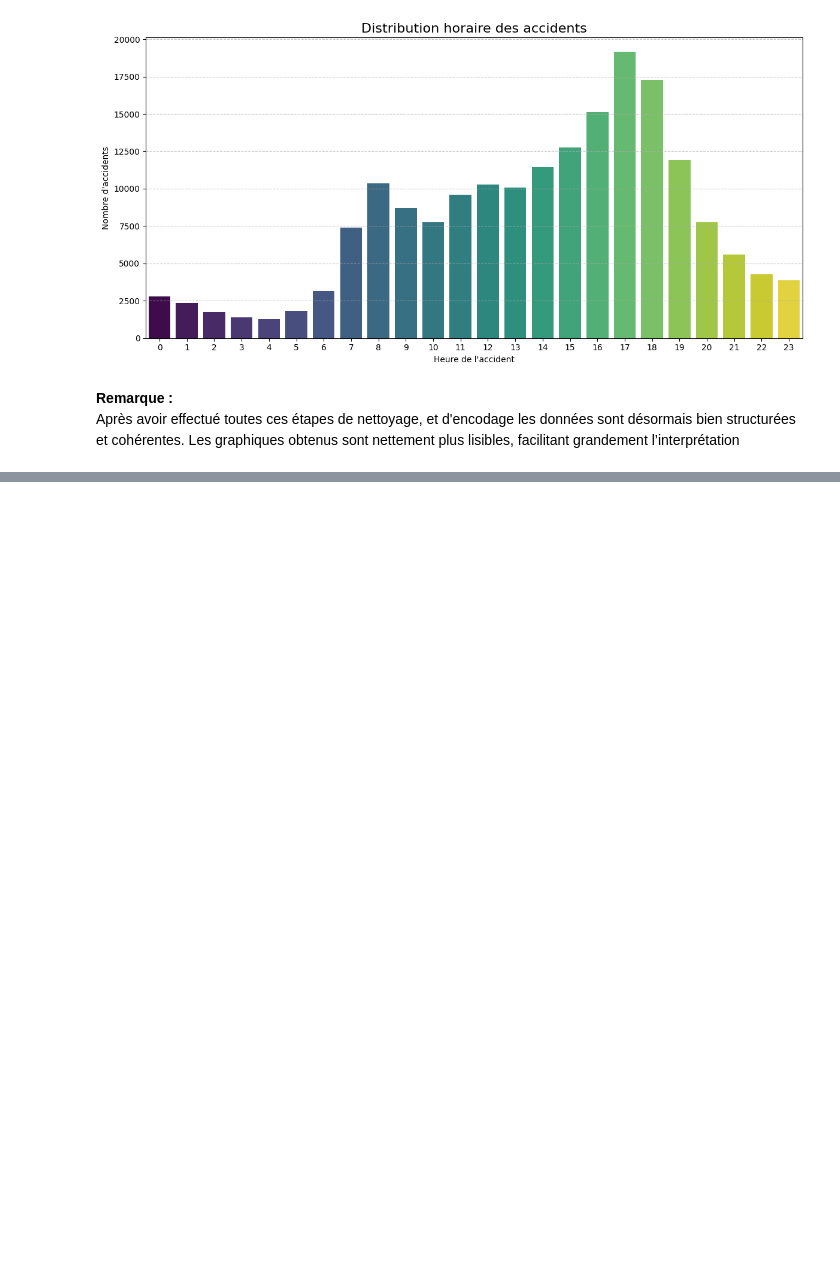
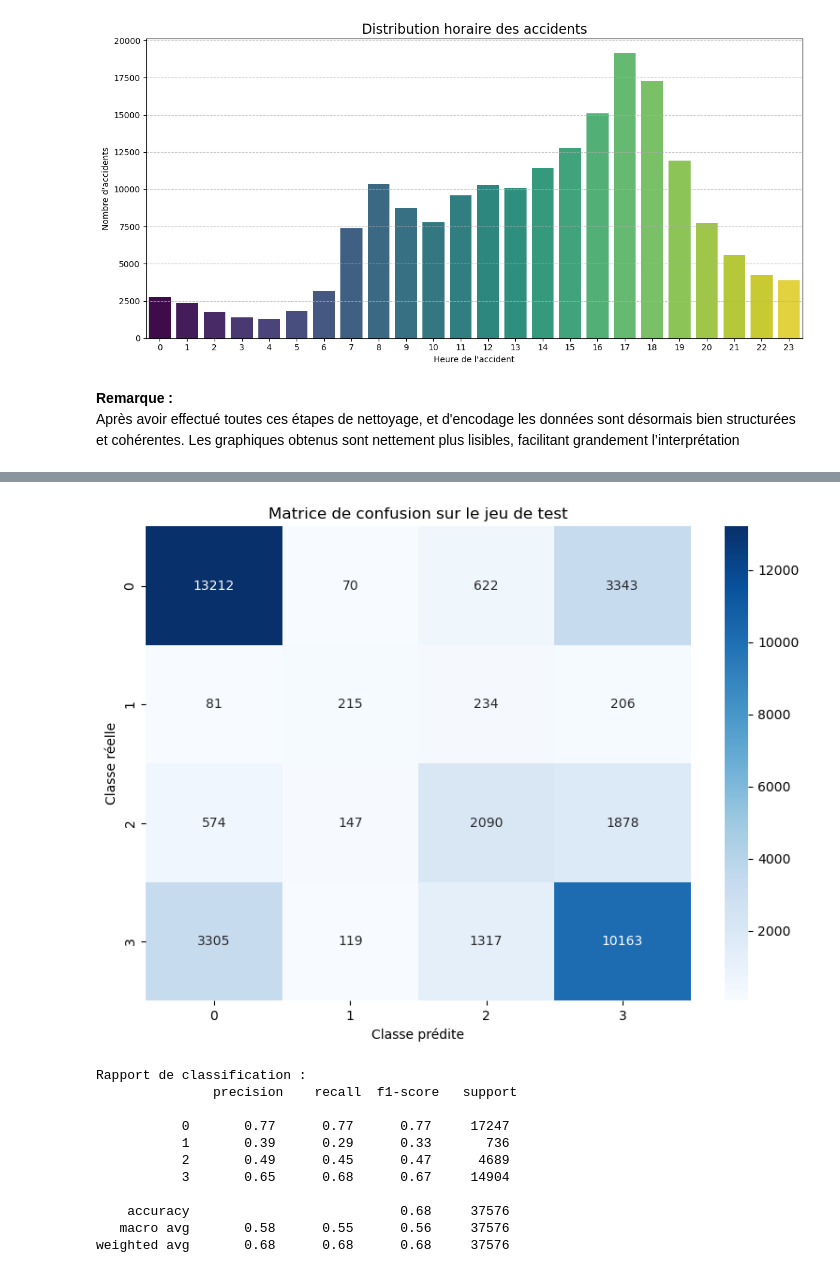
Before and after one commit to Thibo0/projet_ml_m1, a Jupyter notebook: projet.ipynb, the cells around one changed output, grey strips where cells are left out. Saved outputs shown, nothing was run; the diff lists cells and outputs as text; code cells hidden in the pictures; blank space fills up the shorter version.

```diff
--- a/projet.ipynb
+++ b/projet.ipynb
@@ -379,7 +374,7 @@ Taille du dataset après filtrage sur 'grav' : (198448, 34)
 * c'est normal. Cela signifie que dans la colonne 'grav', il n'y a pas de valeurs manquantes, donc le filtre notna() ne supprime aucune ligne et le dataset conserve la même taille.
 # %%
 codes_manquants = [-1, '.']
-colonnes_a_nettoyer = ['grav', 'hrmn', ]  # adaptez la liste des colonnes selon vos observations
+colonnes_a_nettoyer = ['an_nais', 'hrmn', ]
 
 for col in colonnes_a_nettoyer:
     dataset_clean[col] = dataset_clean[col].replace(codes_manquants, np.nan)
@@ -857,0 +800,25 @@ plt.show()
+# %%
+import numpy as np
+import matplotlib.pyplot as plt
+import seaborn as sns
+from sklearn.metrics import confusion_matrix, classification_report
+
+test_loss, test_acc = model.evaluate(X_test_scaled, y_test)
+print("Test accuracy: {:.2f}%".format(test_acc * 100))
+
+y_pred = model.predict(X_test_scaled)
+y_pred_labels = np.argmax(y_pred, axis=1)
+
+cm = confusion_matrix(y_test, y_pred_labels)
+plt.figure(figsize=(8, 6))
+sns.heatmap(cm, annot=True, fmt="d", cmap='Blues')
+plt.title("Matrice de confusion sur le jeu de test")
+plt.xlabel("Classe prédite")
+plt.ylabel("Classe réelle")
+plt.tight_layout()
+plt.show()
+
+# Rapport de classification
+report = classification_report(y_test, y_pred_labels)
+print("Rapport de classification :\n", report)
+# %% [output]
@@ -857,0 +828,12 @@ plt.show()
+[figure, added]
+Rapport de classification :
+               precision    recall  f1-score   support
+
+           0       0.77      0.77      0.77     17247
+           1       0.39      0.29      0.33       736
+           2       0.49      0.45      0.47      4689
+           3       0.65      0.68      0.67     14904
+
+    accuracy                           0.68     37576
+   macro avg       0.58      0.55      0.56     37576
+weighted avg       0.68      0.68      0.68     37576
```
Also changed, not shown: parts of 14 cells of this notebook.
